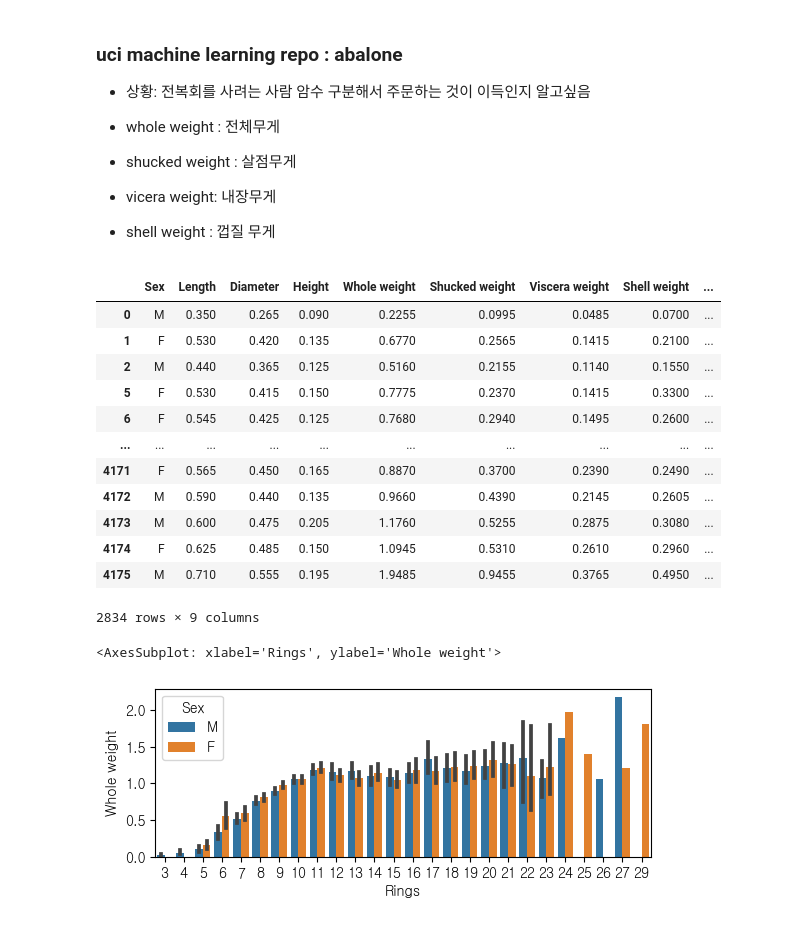
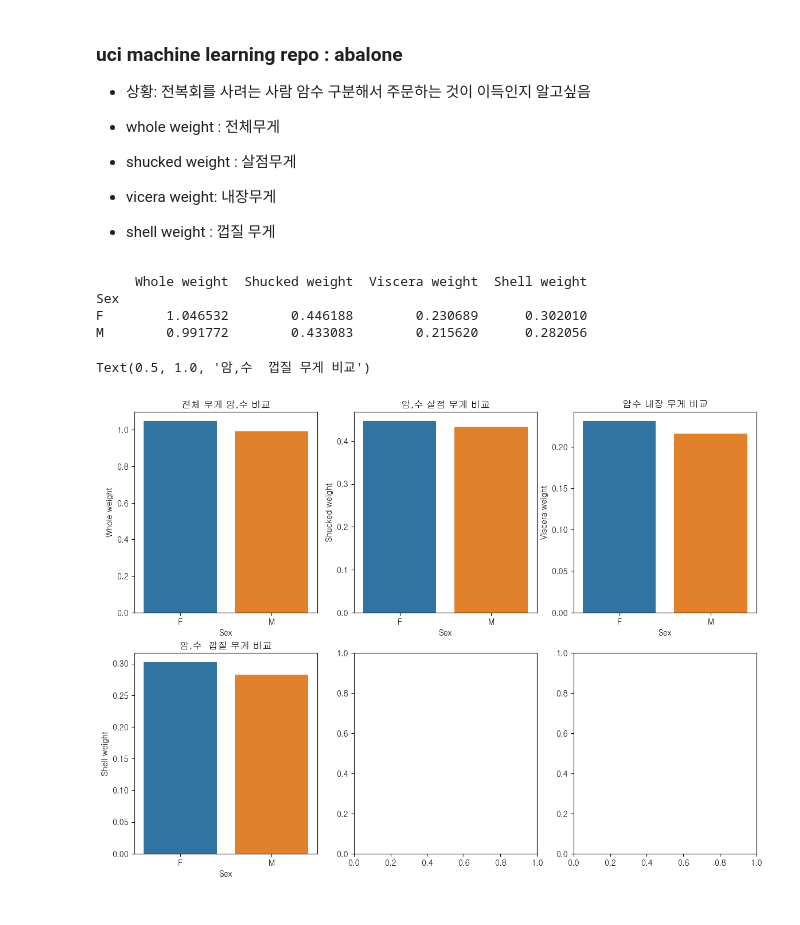
Before and after one commit to Son127/-AWS-python, a Jupyter notebook: pythonWorkspace/Untitled4.ipynb, the cells around one changed output. Drawn from its saved outputs; the diff is of its cells as text; code cells hidden in the pictures.

```diff
--- a/pythonWorkspace/Untitled4.ipynb
+++ b/pythonWorkspace/Untitled4.ipynb
@@ -55,27 +55,30 @@ abalone_dt.columns = ['Sex', 'Length', 'Diameter', 'Height','Whole weight','Shuc
                            ,'Shell weight','Rings']
 abalone_df = abalone_dt[abalone_dt['Sex'] != 'I']
 abalone_df
+
+weight_data = abalone_df.groupby('Sex')[['Whole weight', 'Shucked weight', 'Viscera weight', 'Shell weight']].mean()
+print(weight_data)
 # %% [output]
-|  | Sex | Length | Diameter | Height | Whole weight | Shucked weight | Viscera weight | Shell weight | ... |
-| 0 | M | 0.350 | 0.265 | 0.090 | 0.2255 | 0.0995 | 0.0485 | 0.0700 | ... |
-| 1 | F | 0.530 | 0.420 | 0.135 | 0.6770 | 0.2565 | 0.1415 | 0.2100 | ... |
-| 2 | M | 0.440 | 0.365 | 0.125 | 0.5160 | 0.2155 | 0.1140 | 0.1550 | ... |
-| 5 | F | 0.530 | 0.415 | 0.150 | 0.7775 | 0.2370 | 0.1415 | 0.3300 | ... |
-| 6 | F | 0.545 | 0.425 | 0.125 | 0.7680 | 0.2940 | 0.1495 | 0.2600 | ... |
-| ... | ... | ... | ... | ... | ... | ... | ... | ... | ... |
-| 4171 | F | 0.565 | 0.450 | 0.165 | 0.8870 | 0.3700 | 0.2390 | 0.2490 | ... |
-| 4172 | M | 0.590 | 0.440 | 0.135 | 0.9660 | 0.4390 | 0.2145 | 0.2605 | ... |
-| 4173 | M | 0.600 | 0.475 | 0.205 | 1.1760 | 0.5255 | 0.2875 | 0.3080 | ... |
-| 4174 | F | 0.625 | 0.485 | 0.150 | 1.0945 | 0.5310 | 0.2610 | 0.2960 | ... |
-| 4175 | M | 0.710 | 0.555 | 0.195 | 1.9485 | 0.9455 | 0.3765 | 0.4950 | ... |
-2834 rows × 9 columns
+     Whole weight  Shucked weight  Viscera weight  Shell weight
+Sex
+F        1.046532        0.446188        0.230689      0.302010
+M        0.991772        0.433083        0.215620      0.282056
-# %%
-fig = plt.figure()
-axe1=fig.add_subplot(2,1,1)
-sns.barplot(data=abalone_df,x='Rings', y='Whole weight', hue="Sex")
-
-axe2=fig.add_subplot(2,2,1)
-sns.barplot(data=abalone_df,x='Rings', y='Whole weight', hue="Sex")
-# %% [output]
-<AxesSubplot: xlabel='Rings', ylabel='Whole weight'>
-[figure, removed]
+# %%
+fig, axes = plt.subplots(nrows=2, ncols=3, figsize=(14, 10))
+
+sns.barplot(x=weight_data.index, y='Whole weight', data=weight_data, ax=axes[0,0])
+axes[0, 0].set_title('암,수 전체 무게 비교')
+
+sns.barplot(x=weight_data.index, y='Shucked weight', data=weight_data, ax=axes[0, 1])
+axes[0,1].set_title('암,수 살점 무게 비교')
+
+sns.barplot(x=weight_data.index, y='Viscera weight', data=weight_data, ax=axes[0, 2])
+axes[0,2].set_title('암수 내장 무게 비교')
+
+sns.barplot(x=weight_data.index, y='Shell weight', data=weight_data, ax=axes[1, 0])
+axes[1, 0].set_title('암,수  껍질 무게 비교')
+
+sns.relplot
+# %% [output]
+Text(0.5, 1.0, '암,수  껍질 무게 비교')
+[figure, added]
```
Also changed, not shown: 3 other files.
